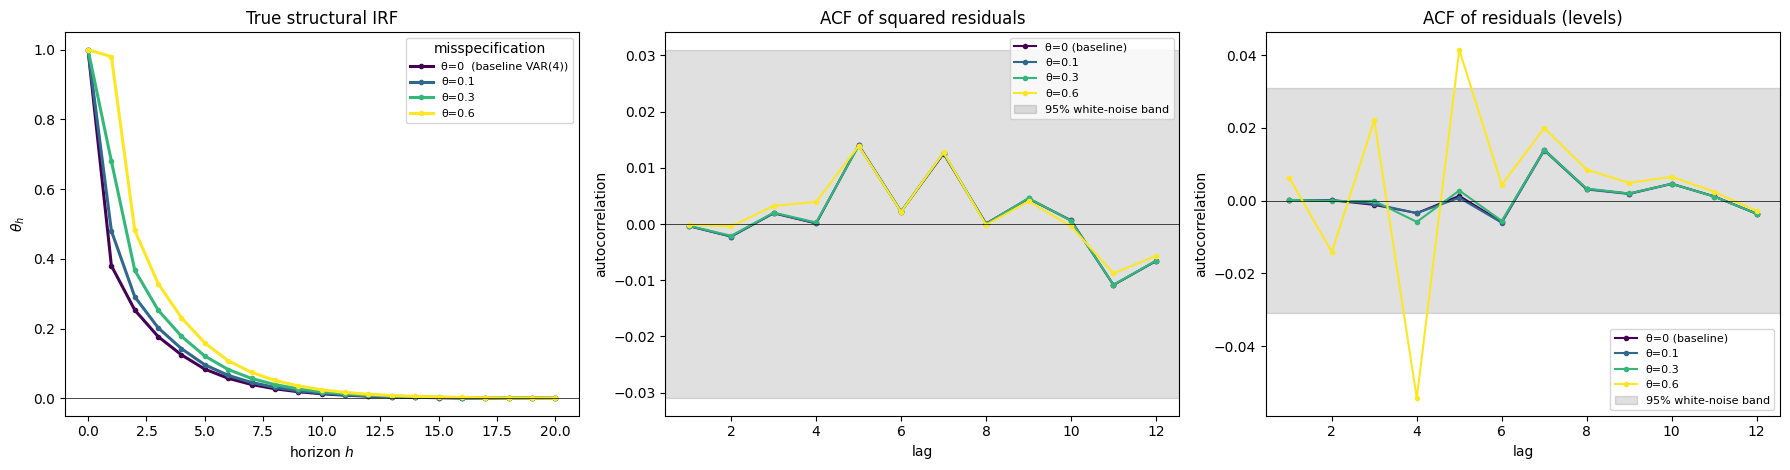
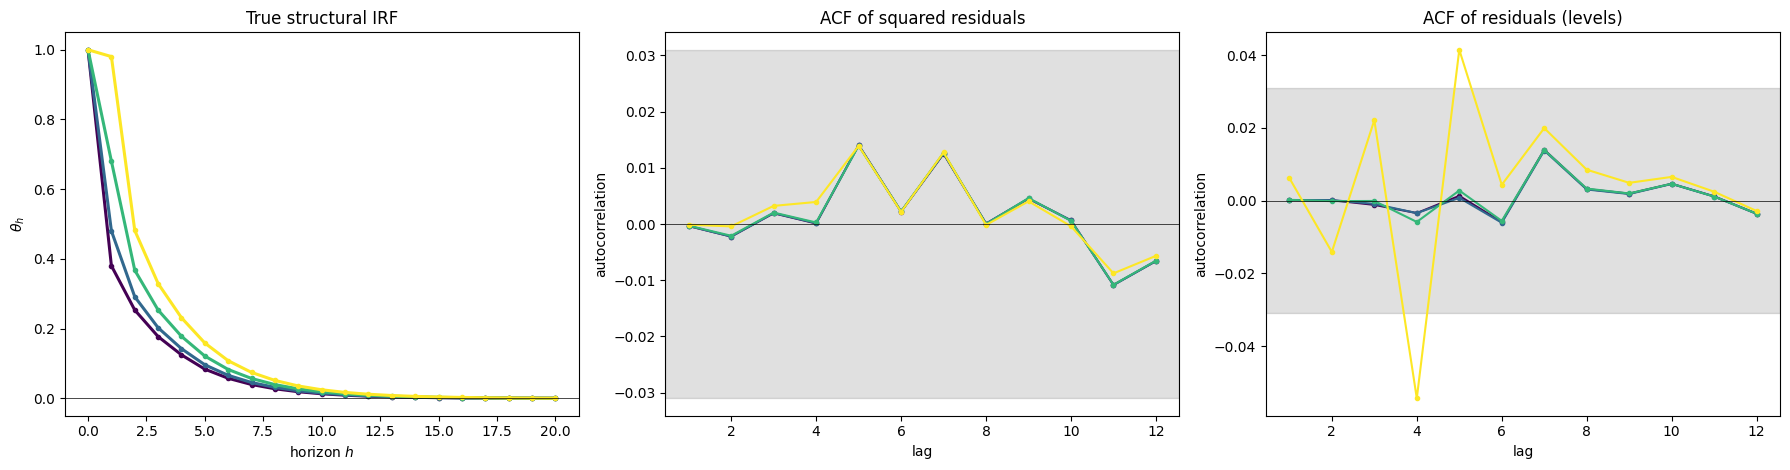
The notebook cell's code change between the first figure and the second:
--- before
+++ after
@@ -18,5 +18,5 @@
 ax.axhline(0, color="k", lw=0.5)
 ax.set_title("True structural IRF")
-ax.set_xlabel("horizon $h$"); ax.set_ylabel(r"$\theta_h$"); ax.legend(title="misspecification", fontsize=8)
+ax.set_xlabel("horizon $h$"); ax.set_ylabel(r"$\theta_h$")
 
 # (b) & (c) residual diagnostics on VAR(4) residuals of VARMA(4,1) paths (eq-1, the response y1):
@@ -46,5 +46,5 @@
     ax.axhline(0, color="k", lw=0.5)
     ax.axhspan(-band, band, color="black", alpha=0.12, label="95% white-noise band")
-    ax.set_title(ttl); ax.set_xlabel("lag"); ax.set_ylabel("autocorrelation"); ax.legend(fontsize=8)
+    ax.set_title(ttl); ax.set_xlabel("lag"); ax.set_ylabel("autocorrelation")
 # fig.suptitle("VARMA(4,1): MA lifts the IRF; VAR(4) residuals stay homoskedastic but serially correlated", fontweight="bold")
 fig.tight_layout()

Commit: add BL results